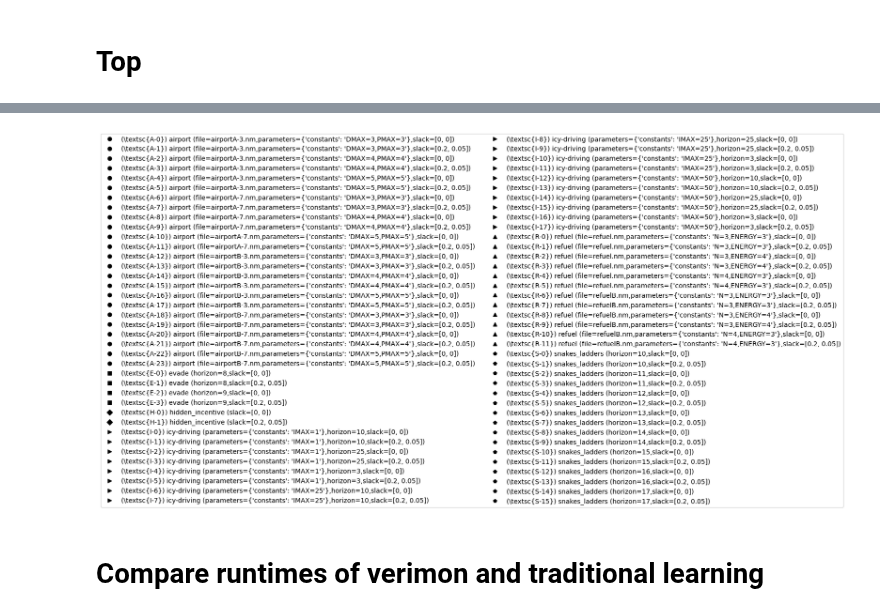
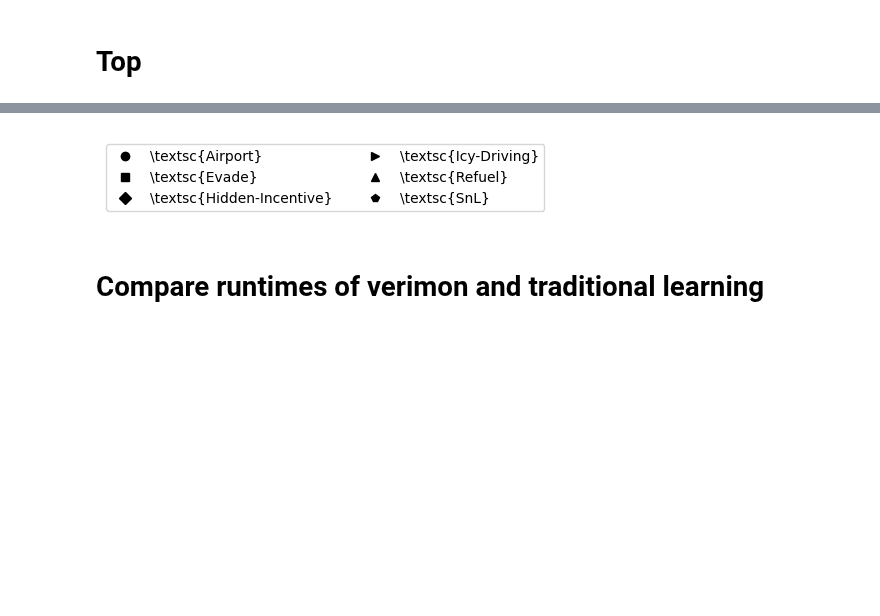
Before and after one commit to lukovdm/monitor-conformence, a Jupyter notebook: notebooks/Analysis.ipynb, the cells around one changed output, grey strips where cells are left out. Drawn from its saved outputs; the diff is of its cells as text; code cells hidden in the pictures; blank space fills up the shorter version.

Commit message:
New plots for verify and learn

```diff
--- a/notebooks/Analysis.ipynb
+++ b/notebooks/Analysis.ipynb
@@ -47,34 +59,55 @@ Longest experiment airport (file=airportA-3.nm,parameters={'constants': 'DMAX=4,
 # %%
 import matplotlib.backend_bases
 from matplotlib.backends.backend_pgf import FigureCanvasPgf
 
 matplotlib.backend_bases.register_backend("pdf", FigureCanvasPgf)
 
 import matplotlib.lines as mlines
 import matplotlib.pyplot as plt
 
+name_map = {
+    "airport": r"\textsc{Airport}",
+    "evade": r"\textsc{Evade}",
+    "refuel": r"\textsc{Refuel}",
+    "icy-driving": r"\textsc{Icy-Driving}",
+    "hidden_incentive": r"\textsc{Hidden-Incentive}",
+    "snakes_ladders": r"\textsc{SnL}",
+}
+legend_elements = {}
+for data in verimon_data:
+    if data["experiment"]["name"] not in legend_elements:
+        legend_elements[data["experiment"]["name"]] = mlines.Line2D(
+            [],
+            [],
+            linewidth=0,
+            color=data["color"],
+            marker=data["symbol"],
+            label=f"{name_map[data['experiment']['name']]}",
+        )
+
 # Create a legend for the symbols and colors
-legend_elements = [
-    mlines.Line2D(
-        [],
-        [],
-        linewidth=0,
-        color=data["color"],
-        marker=data["symbol"],
-        label=f"({data['experiment']['short_name']}) {data['experiment']['name']} {data['experiment']['variant']}",
-    )
-    for data in verimon_data
-]
+# legend_elements = [
+#     mlines.Line2D(
+#         [],
+#         [],
+#         linewidth=0,
+#         color=data["color"],
+#         marker=data["symbol"],
+#         label=f"({data['experiment']['short_name']}) {data['experiment']['name']} {data['experiment']['variant']}",
+#     )
+#     for data in verimon_data
+# ]
 
-plt.legend(handles=legend_elements, loc="center", ncol=2)
+plt.legend(handles=legend_elements.values(), loc="center", ncol=2)
 plt.axis("off")
+plt.gcf().set_size_inches(2, 1)
 if save_figures:
     plt.savefig(f"{save_path}/legend.pgf", bbox_inches="tight")
 plt.show()
 
 generate_learn_table(verimon_data, True, save_path, "experiments")
 # %% [output]
-[figure, old version]
+[figure, new version]
 # %% [markdown]
 # Compare runtimes of verimon and traditional learning
 # %%
```
Also changed, not shown: parts of 8 cells of this notebook, 17 other files.
